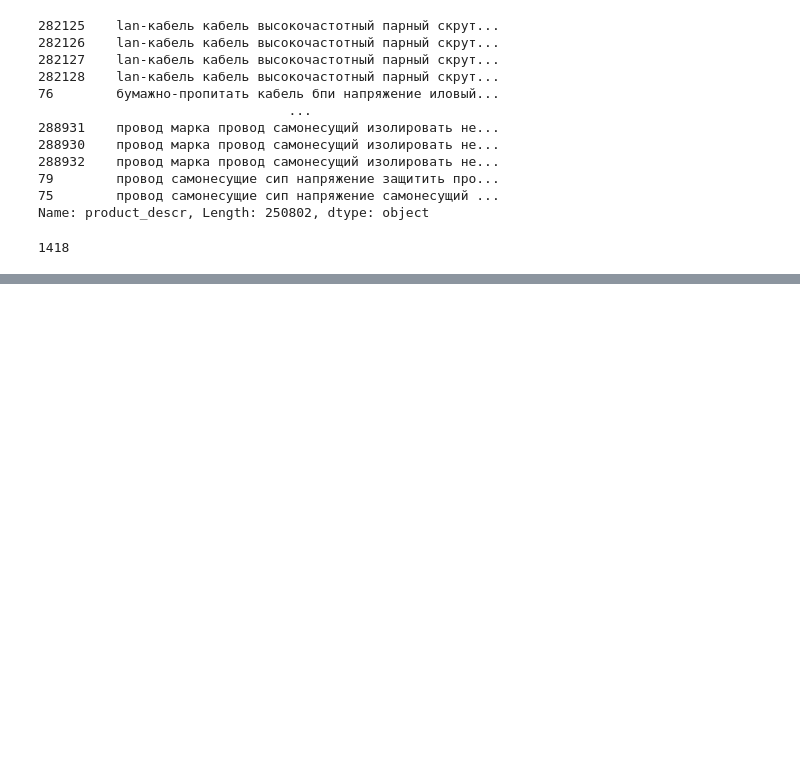
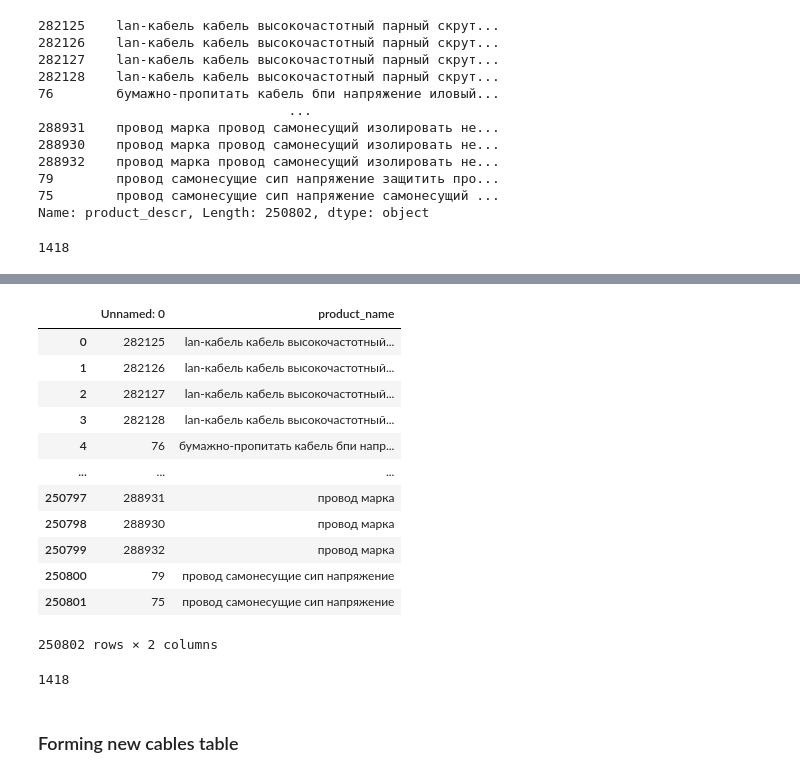
Before and after one commit to KKroliKK/ktru-prediction, a Jupyter notebook: notebook.ipynb, the cells around one changed output, grey strips where cells are left out. Cells and saved outputs as stored; diff of their text form; code cells hidden in the pictures; blank space fills up the shorter version.

```diff
--- a/notebook.ipynb
+++ b/notebook.ipynb
@@ -314,3 +314,5 @@ Name: product_descr, Length: 250802, dtype: object
 len(tokenized_cables_descr.unique())
 # %% [output]
 1418
+# %%
+tokenized_cables_names = pd.read_csv("tokenized_cables_names.csv")
@@ -316,0 +334,16 @@ len(tokenized_cables_descr.unique())
+# %%
+tokenized_cables_names
+# %% [output]
+|  | Unnamed: 0 | product_name |
+| 0 | 282125 | lan-кабель кабель высокочастотный... |
+| 1 | 282126 | lan-кабель кабель высокочастотный... |
+| 2 | 282127 | lan-кабель кабель высокочастотный... |
+| 3 | 282128 | lan-кабель кабель высокочастотный... |
+| 4 | 76 | бумажно-пропитать кабель бпи напр... |
+| ... | ... | ... |
+| 250797 | 288931 | провод марка |
+| 250798 | 288930 | провод марка |
+| 250799 | 288932 | провод марка |
+| 250800 | 79 | провод самонесущие сип напряжение |
+| 250801 | 75 | провод самонесущие сип напряжение |
+250802 rows × 2 columns
@@ -316,0 +354,4 @@ len(tokenized_cables_descr.unique())
+# %%
+len(set(joined))
+# %% [output]
+1418
@@ -316,0 +360,2 @@ len(tokenized_cables_descr.unique())
+# %% [markdown]
+### Forming new cables table
```
Also changed, not shown: parts of 42 cells of this notebook, 1 other file.
